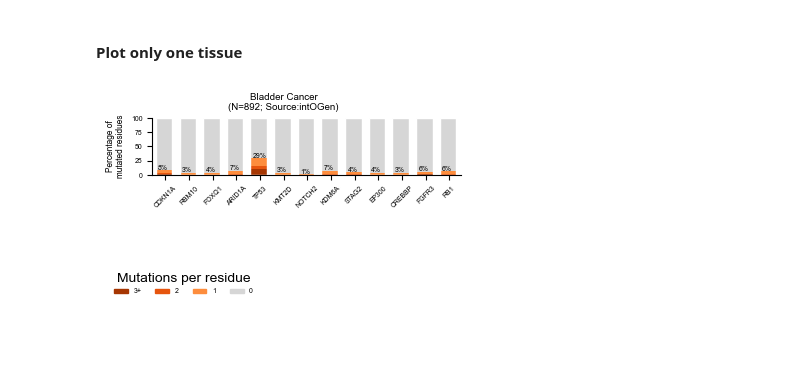
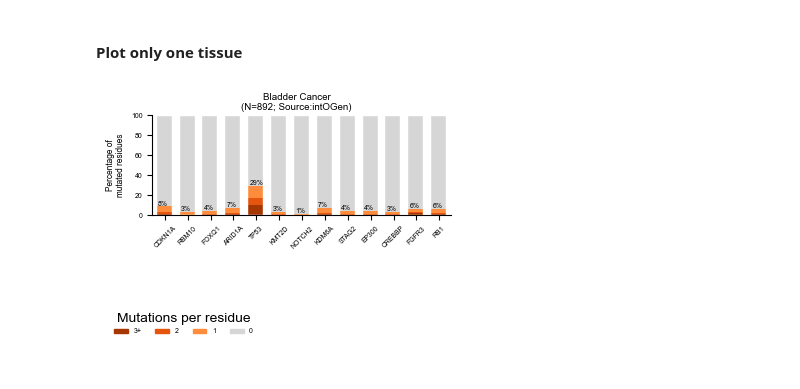
Before and after one commit to bbglab/normal_bladder_paper, a Jupyter notebook: extended/extended9/Extended9B.ipynb, the cells around one changed output. Saved outputs shown, nothing was run; the diff lists cells and outputs as text; code cells hidden in the pictures; blank space fills up the shorter version.

```diff
--- a/extended/extended9/Extended9B.ipynb
+++ b/extended/extended9/Extended9B.ipynb
@@ -1158,9 +1158,8 @@ def plot_proportion_mut_count_one_tissue(df,
     # #axes[1].add_artist(legend_mut)
 
     if title is not None:
-        fig.suptitle(title, y=0.83)
+        fig.suptitle(title, y=1.05)
 
-    plt.tight_layout()
     if save:
         fig.savefig(filename, dpi=300, bbox_inches='tight')#, bbox_extra_artists=(legend_tissue,legend_mut))
     plt.show()
@@ -1184,17 +1183,17 @@ mut_plot_df = pd.concat([mut_plot_df[mut_plot_df.index == gene] for gene in gene
 # %%
 plot_proportion_mut_count_one_tissue(mut_plot_df,
                                      total_count_df,
                                      plot_pars,
                                      mut_count_colors_prot_dict,
                                      labels_prot_dict,
                                      tissue = "Cancer",
                                      title='Bladder Cancer\n(N=892; Source:intOGen)',
-                                     figsize=(3.85, 1.58),
+                                     figsize=(3.85, 1.3),
                                      bar_width=0.7,
                                      save=True,
                                      filename="plot/ExtendedFig9b_proportion_and_count_mut_prot.cancer.pdf")
 # %% [output]
-[figure, old version]
+[figure, new version]
 # %%
 # # DNA sites
 # mut_count_colors_dna_dict = {k.replace("protein positions", "DNA sites"):v for k,v in mut_count_colors_prot_dict.items()}
```
Also changed, not shown: 17 other files.
